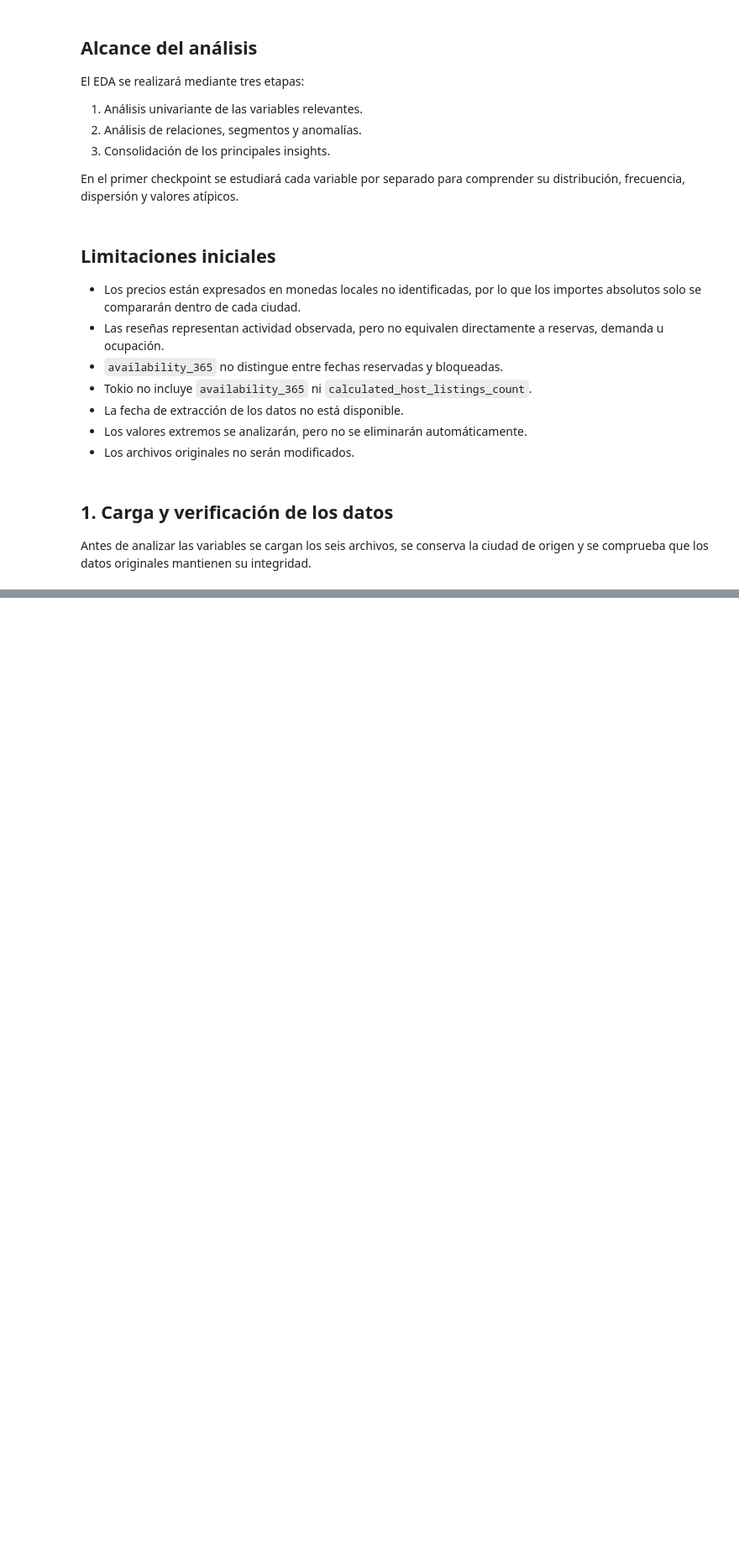
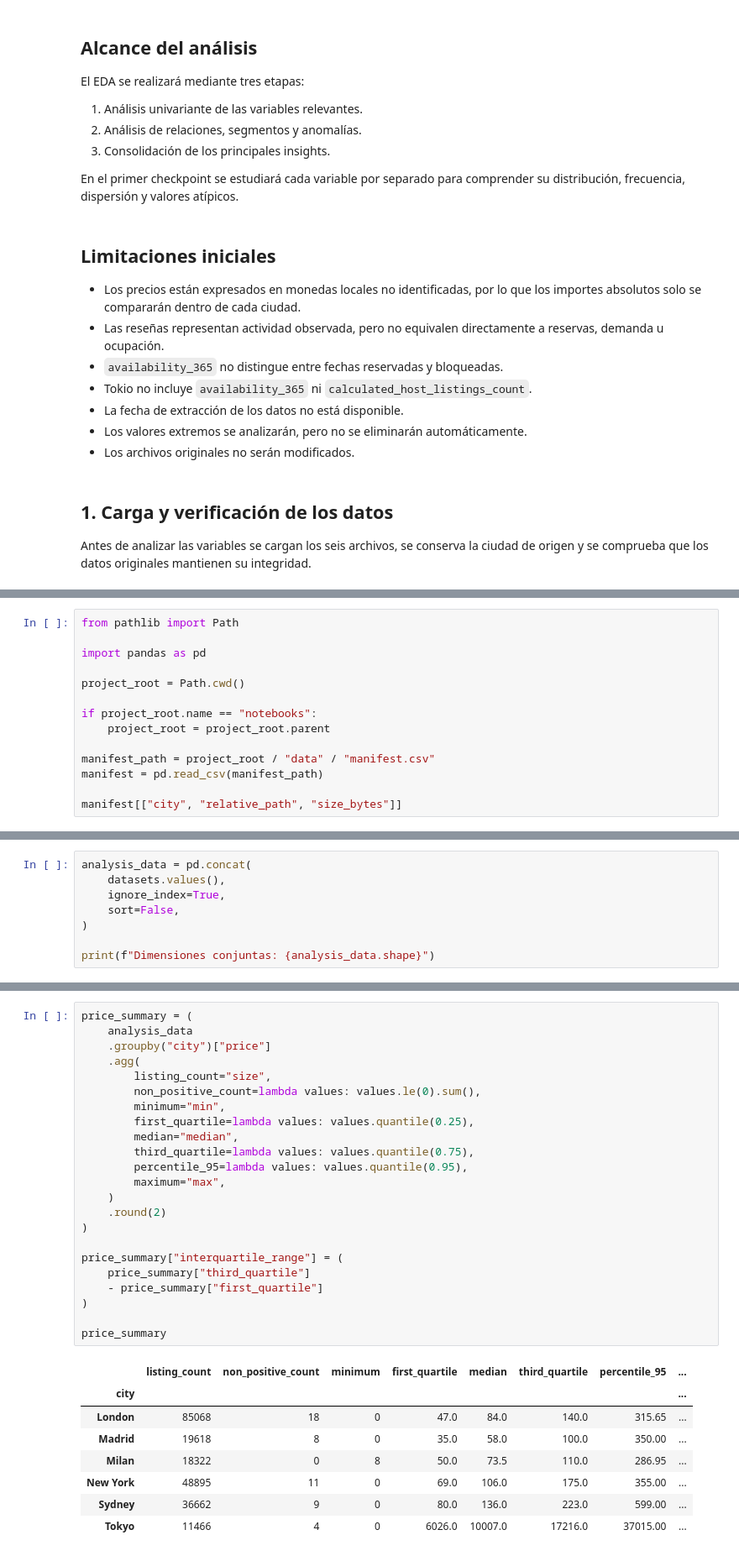
Before and after one commit to Bootcamp-IA-MAD-P7/project8-ad1, a Jupyter notebook: notebooks/03_exploratory_analysis.ipynb, the cells around one changed output, grey strips where cells are left out. Shown at 84% size. Cells and saved outputs as stored; diff of their text form; blank space fills up the shorter version.

```diff
--- a/notebooks/03_exploratory_analysis.ipynb
+++ b/notebooks/03_exploratory_analysis.ipynb
@@ -46,0 +61,14 @@ de origen y se comprueba que los datos originales mantienen su integridad.
+# %%
+from pathlib import Path
+
+import pandas as pd
+
+project_root = Path.cwd()
+
+if project_root.name == "notebooks":
+    project_root = project_root.parent
+
+manifest_path = project_root / "data" / "manifest.csv"
+manifest = pd.read_csv(manifest_path)
+
+manifest[["city", "relative_path", "size_bytes"]]
@@ -46,0 +100,8 @@ de origen y se comprueba que los datos originales mantienen su integridad.
+# %%
+analysis_data = pd.concat(
+    datasets.values(),
+    ignore_index=True,
+    sort=False,
+)
+
+print(f"Dimensiones conjuntas: {analysis_data.shape}")
@@ -46,0 +258,32 @@ de origen y se comprueba que los datos originales mantienen su integridad.
+# %%
+price_summary = (
+    analysis_data
+    .groupby("city")["price"]
+    .agg(
+        listing_count="size",
+        non_positive_count=lambda values: values.le(0).sum(),
+        minimum="min",
+        first_quartile=lambda values: values.quantile(0.25),
+        median="median",
+        third_quartile=lambda values: values.quantile(0.75),
+        percentile_95=lambda values: values.quantile(0.95),
+        maximum="max",
+    )
+    .round(2)
+)
+
+price_summary["interquartile_range"] = (
+    price_summary["third_quartile"]
+    - price_summary["first_quartile"]
+)
+
+price_summary
+# %% [output]
+|  | listing_count | non_positive_count | minimum | first_quartile | median | third_quartile | percentile_95 | ... |
+| city |  |  |  |  |  |  |  | ... |
+| London | 85068 | 18 | 0 | 47.0 | 84.0 | 140.0 | 315.65 | ... |
+| Madrid | 19618 | 8 | 0 | 35.0 | 58.0 | 100.0 | 350.00 | ... |
+| Milan | 18322 | 0 | 8 | 50.0 | 73.5 | 110.0 | 286.95 | ... |
+| New York | 48895 | 11 | 0 | 69.0 | 106.0 | 175.0 | 355.00 | ... |
+| Sydney | 36662 | 9 | 0 | 80.0 | 136.0 | 223.0 | 599.00 | ... |
+| Tokyo | 11466 | 4 | 0 | 6026.0 | 10007.0 | 17216.0 | 37015.00 | ... |
```
Also changed, not shown: parts of 15 cells of this notebook, 3 other files.
